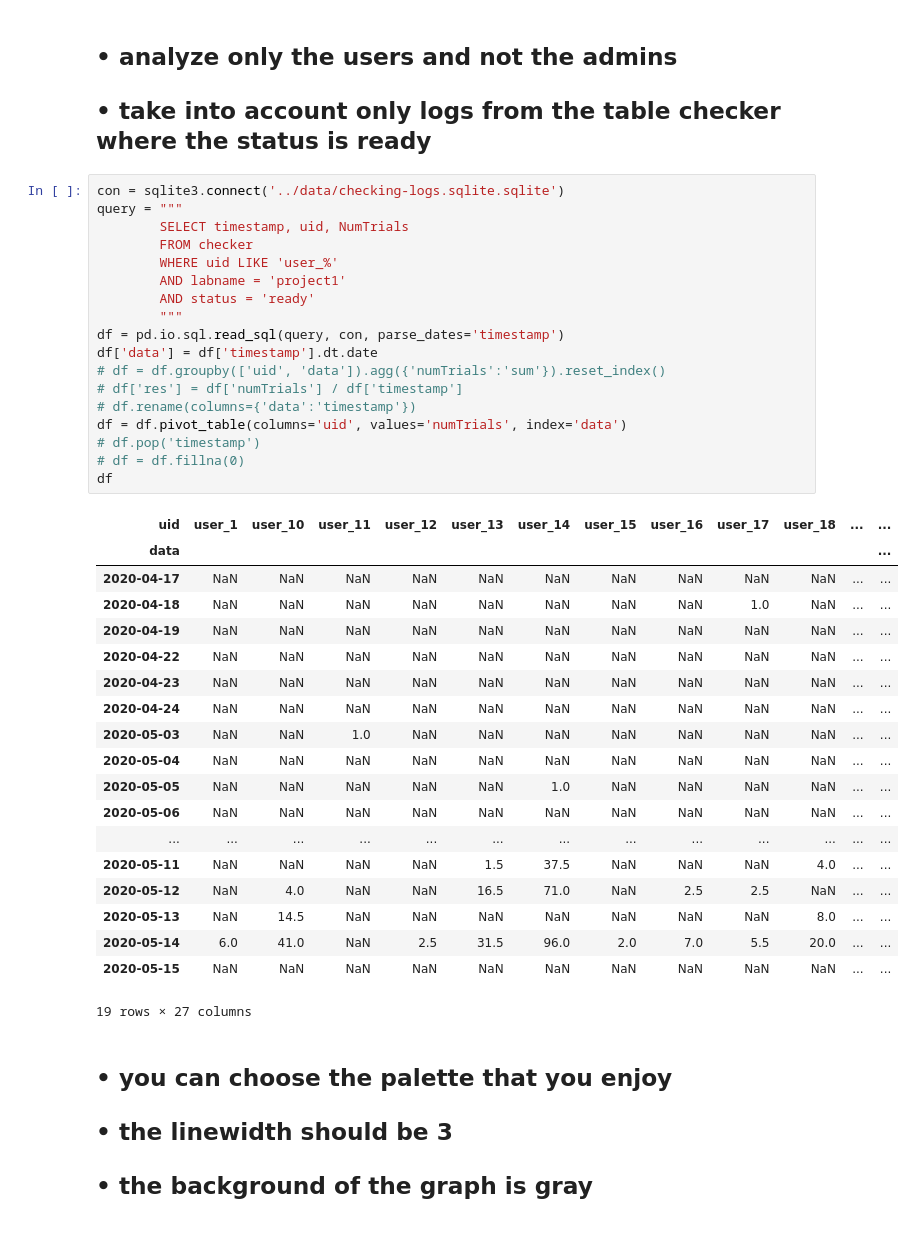
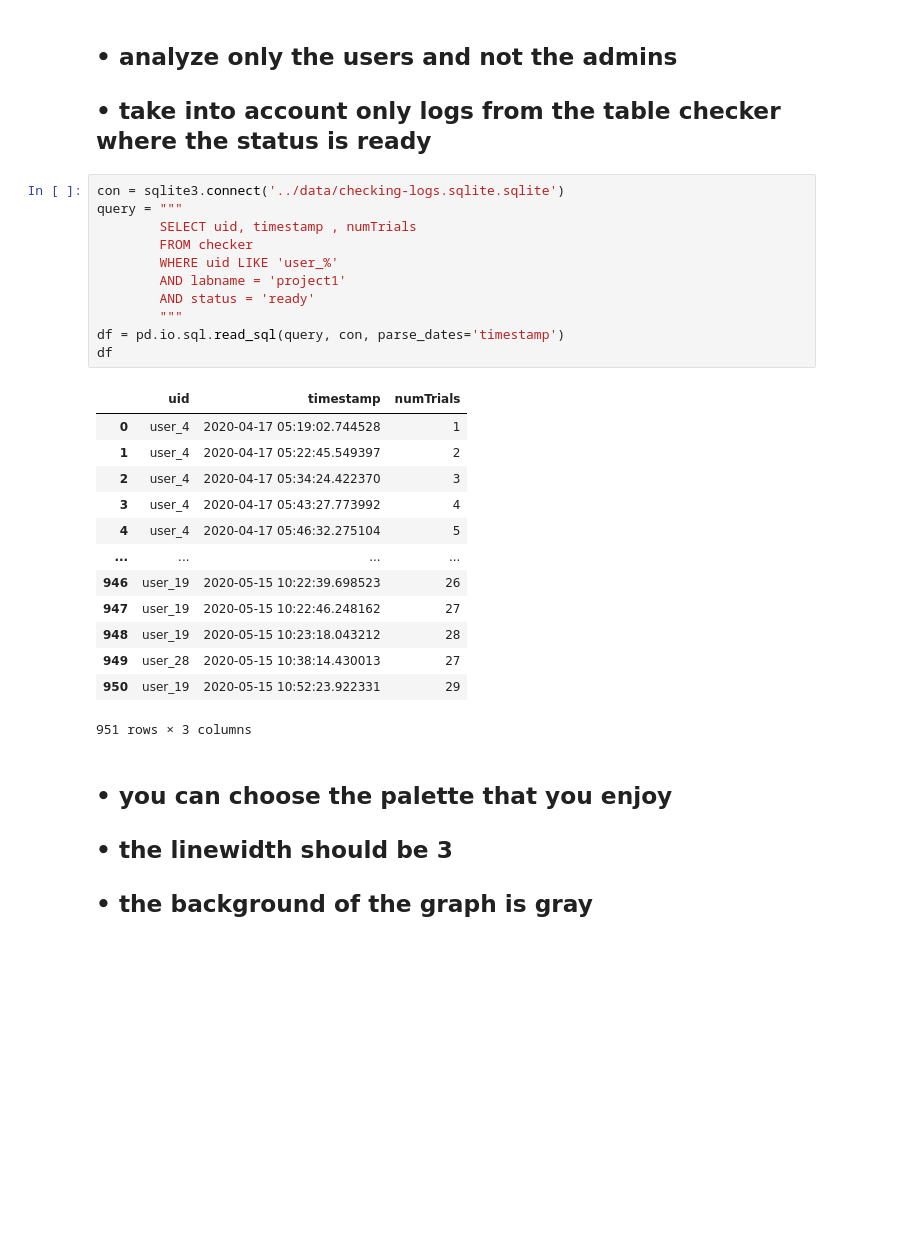
Before and after one commit to OlesiaKniazeva/Piscine-Python-DS, a Jupyter notebook: day07/ex08/08_seaborn.ipynb, the cells around one changed output. Cells and saved outputs as stored; diff of their text form; blank space fills up the shorter version.

```diff
--- a/day07/ex08/08_seaborn.ipynb
+++ b/day07/ex08/08_seaborn.ipynb
@@ -9,41 +9,28 @@ import seaborn as sns
 # %%
 con = sqlite3.connect('../data/checking-logs.sqlite.sqlite')
 query = """
-        SELECT timestamp, uid, NumTrials
+        SELECT uid, timestamp , numTrials
         FROM checker
         WHERE uid LIKE 'user_%'
         AND labname = 'project1'
         AND status = 'ready'
         """
 df = pd.io.sql.read_sql(query, con, parse_dates='timestamp')
-df['data'] = df['timestamp'].dt.date
-# df = df.groupby(['uid', 'data']).agg({'numTrials':'sum'}).reset_index()
-# df['res'] = df['numTrials'] / df['timestamp']
-# df.rename(columns={'data':'timestamp'})
-df = df.pivot_table(columns='uid', values='numTrials', index='data')
-# df.pop('timestamp')
-# df = df.fillna(0)
 df
 # %% [output]
-| uid | user_1 | user_10 | user_11 | user_12 | user_13 | user_14 | user_15 | user_16 | user_17 | user_18 | ... | ... |
-| data |  |  |  |  |  |  |  |  |  |  |  | ... |
-| 2020-04-17 | NaN | NaN | NaN | NaN | NaN | NaN | NaN | NaN | NaN | NaN | ... | ... |
-| 2020-04-18 | NaN | NaN | NaN | NaN | NaN | NaN | NaN | NaN | 1.0 | NaN | ... | ... |
-| 2020-04-19 | NaN | NaN | NaN | NaN | NaN | NaN | NaN | NaN | NaN | NaN | ... | ... |
-| 2020-04-22 | NaN | NaN | NaN | NaN | NaN | NaN | NaN | NaN | NaN | NaN | ... | ... |
-| 2020-04-23 | NaN | NaN | NaN | NaN | NaN | NaN | NaN | NaN | NaN | NaN | ... | ... |
-| 2020-04-24 | NaN | NaN | NaN | NaN | NaN | NaN | NaN | NaN | NaN | NaN | ... | ... |
-| 2020-05-03 | NaN | NaN | 1.0 | NaN | NaN | NaN | NaN | NaN | NaN | NaN | ... | ... |
-| 2020-05-04 | NaN | NaN | NaN | NaN | NaN | NaN | NaN | NaN | NaN | NaN | ... | ... |
-| 2020-05-05 | NaN | NaN | NaN | NaN | NaN | 1.0 | NaN | NaN | NaN | NaN | ... | ... |
-| 2020-05-06 | NaN | NaN | NaN | NaN | NaN | NaN | NaN | NaN | NaN | NaN | ... | ... |
-| ... | ... | ... | ... | ... | ... | ... | ... | ... | ... | ... | ... | ... |
-| 2020-05-11 | NaN | NaN | NaN | NaN | 1.5 | 37.5 | NaN | NaN | NaN | 4.0 | ... | ... |
-| 2020-05-12 | NaN | 4.0 | NaN | NaN | 16.5 | 71.0 | NaN | 2.5 | 2.5 | NaN | ... | ... |
-| 2020-05-13 | NaN | 14.5 | NaN | NaN | NaN | NaN | NaN | NaN | NaN | 8.0 | ... | ... |
-| 2020-05-14 | 6.0 | 41.0 | NaN | 2.5 | 31.5 | 96.0 | 2.0 | 7.0 | 5.5 | 20.0 | ... | ... |
-| 2020-05-15 | NaN | NaN | NaN | NaN | NaN | NaN | NaN | NaN | NaN | NaN | ... | ... |
+|  | uid | timestamp | numTrials |
+| 0 | user_4 | 2020-04-17 05:19:02.744528 | 1 |
+| 1 | user_4 | 2020-04-17 05:22:45.549397 | 2 |
+| 2 | user_4 | 2020-04-17 05:34:24.422370 | 3 |
+| 3 | user_4 | 2020-04-17 05:43:27.773992 | 4 |
+| 4 | user_4 | 2020-04-17 05:46:32.275104 | 5 |
+| ... | ... | ... | ... |
+| 946 | user_19 | 2020-05-15 10:22:39.698523 | 26 |
+| 947 | user_19 | 2020-05-15 10:22:46.248162 | 27 |
+| 948 | user_19 | 2020-05-15 10:23:18.043212 | 28 |
+| 949 | user_28 | 2020-05-15 10:38:14.430013 | 27 |
+| 950 | user_19 | 2020-05-15 10:52:23.922331 | 29 |
-19 rows × 27 columns
+951 rows × 3 columns
 # %% [markdown]
 ## • you can choose the palette that you enjoy
 ## • the linewidth should be 3
```
Also changed, not shown: parts of 5 cells of this notebook, 10 other files.
